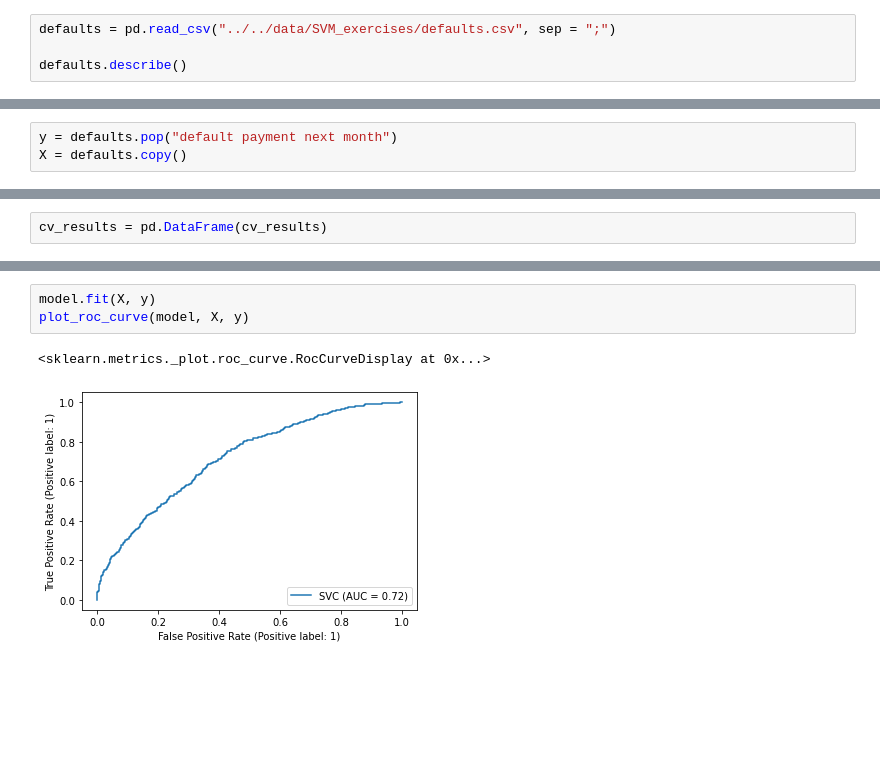
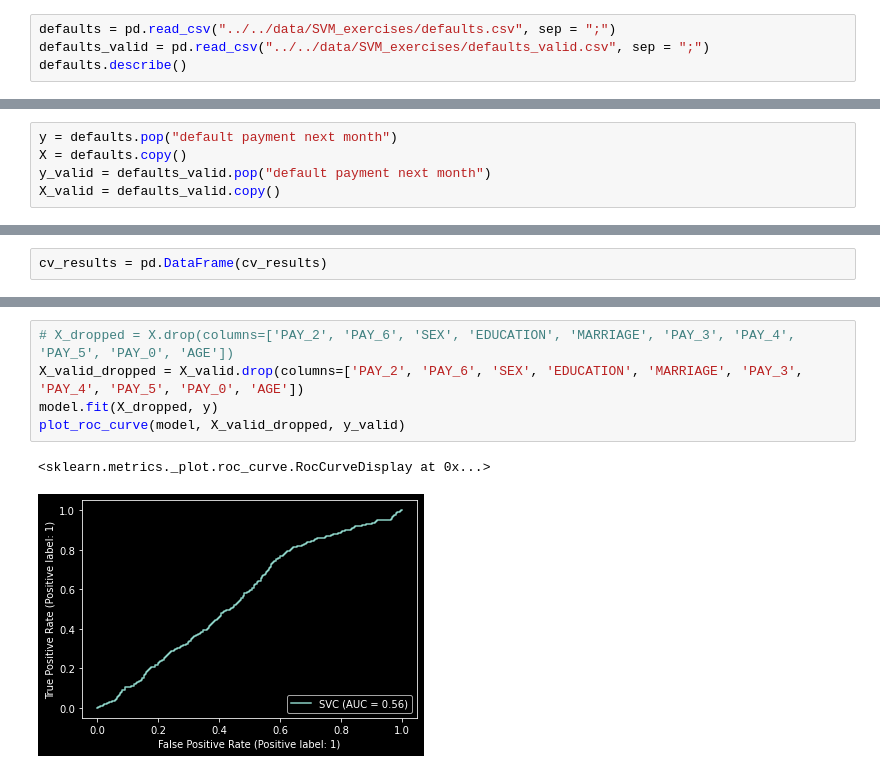
Before and after one commit to KorwinBieniek/kaggle_projects, a Jupyter notebook: notebooks/university_notebooks/SVM_model.ipynb, the cells around one changed output, grey strips where cells are left out. Saved outputs shown, nothing was run; the diff lists cells and outputs as text; blank space fills up the shorter version.

```diff
--- a/notebooks/university_notebooks/SVM_model.ipynb
+++ b/notebooks/university_notebooks/SVM_model.ipynb
@@ -11,7 +11,7 @@ import matplotlib.pyplot as plt
 import numpy as np
 # %%
 defaults = pd.read_csv("../../data/SVM_exercises/defaults.csv", sep = ";")
-
+defaults_valid = pd.read_csv("../../data/SVM_exercises/defaults_valid.csv", sep = ";")
 defaults.describe()
 # %% [output]
 |  | ID | LIMIT_BAL | SEX | EDUCATION | MARRIAGE | AGE | PAY_0 | PAY_2 | PAY_3 | PAY_4 | ... |
@@ -50,6 +50,8 @@ defaults = defaults.sample(n = 2000)
 # %%
 y = defaults.pop("default payment next month")
 X = defaults.copy()
+y_valid = defaults_valid.pop("default payment next month")
+X_valid = defaults_valid.copy()
 # %%
 model = SVC(gamma="scale")
 cv_results = cross_validate(
@@ -74,7 +76,9 @@ cv_results
-# %%
-model.fit(X, y)
-plot_roc_curve(model, X, y)
-# %% [output]
-<sklearn.metrics._plot.roc_curve.RocCurveDisplay at 0x...>
-[figure, removed]
+# %%
+# X_dropped = X.drop(columns=['PAY_2', 'PAY_6', 'SEX', 'EDUCATION', 'MARRIAGE', 'PAY_3', 'PAY_4', 'PAY_5', 'PAY_0', 'AGE'])
+X_valid_dropped = X_valid.drop(columns=['PAY_2', 'PAY_6', 'SEX', 'EDUCATION', 'MARRIAGE', 'PAY_3', 'PAY_4', 'PAY_5', 'PAY_0', 'AGE'])
+model.fit(X_dropped, y)
+plot_roc_curve(model, X_valid_dropped, y_valid)
+# %% [output]
+<sklearn.metrics._plot.roc_curve.RocCurveDisplay at 0x...>
+[figure, added]
 # %%
```
Also changed, not shown: parts of 6 cells of this notebook.
